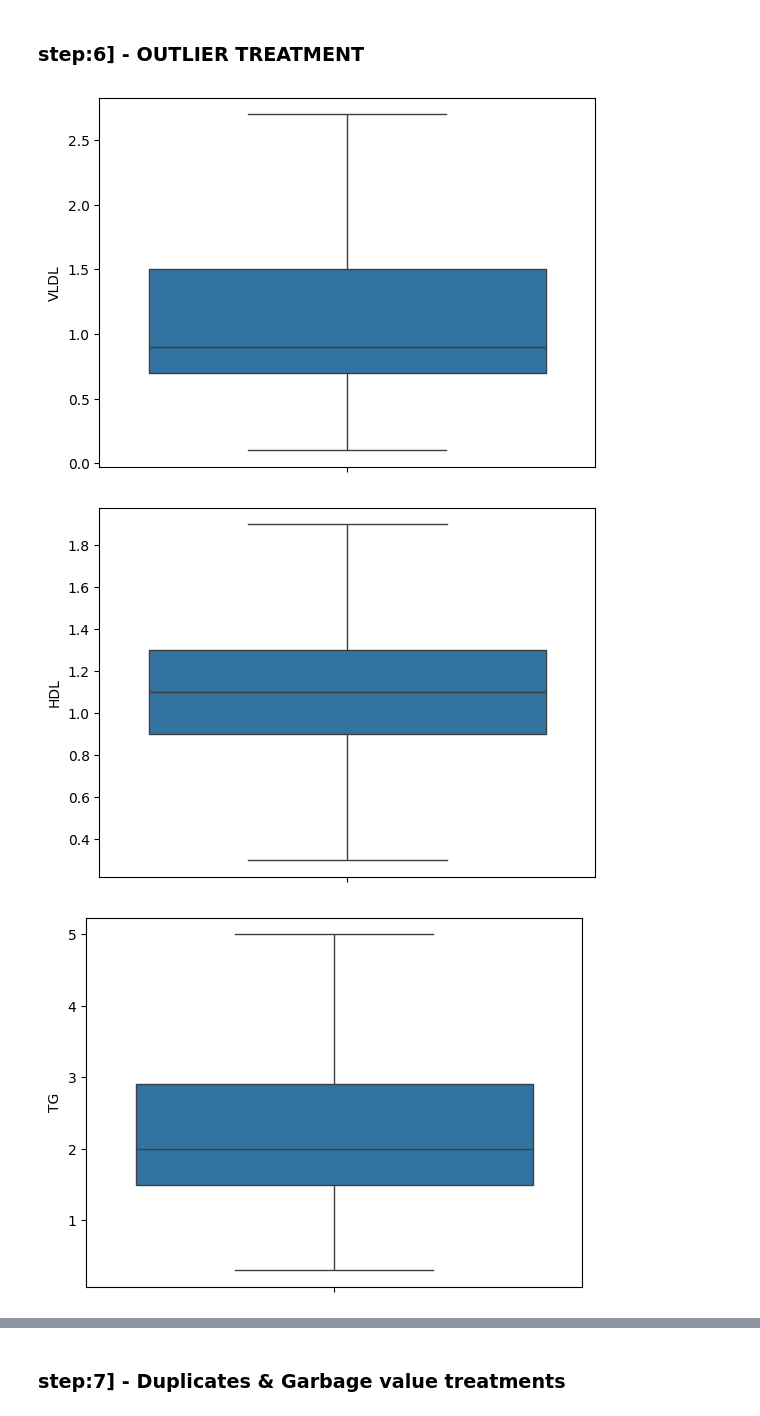
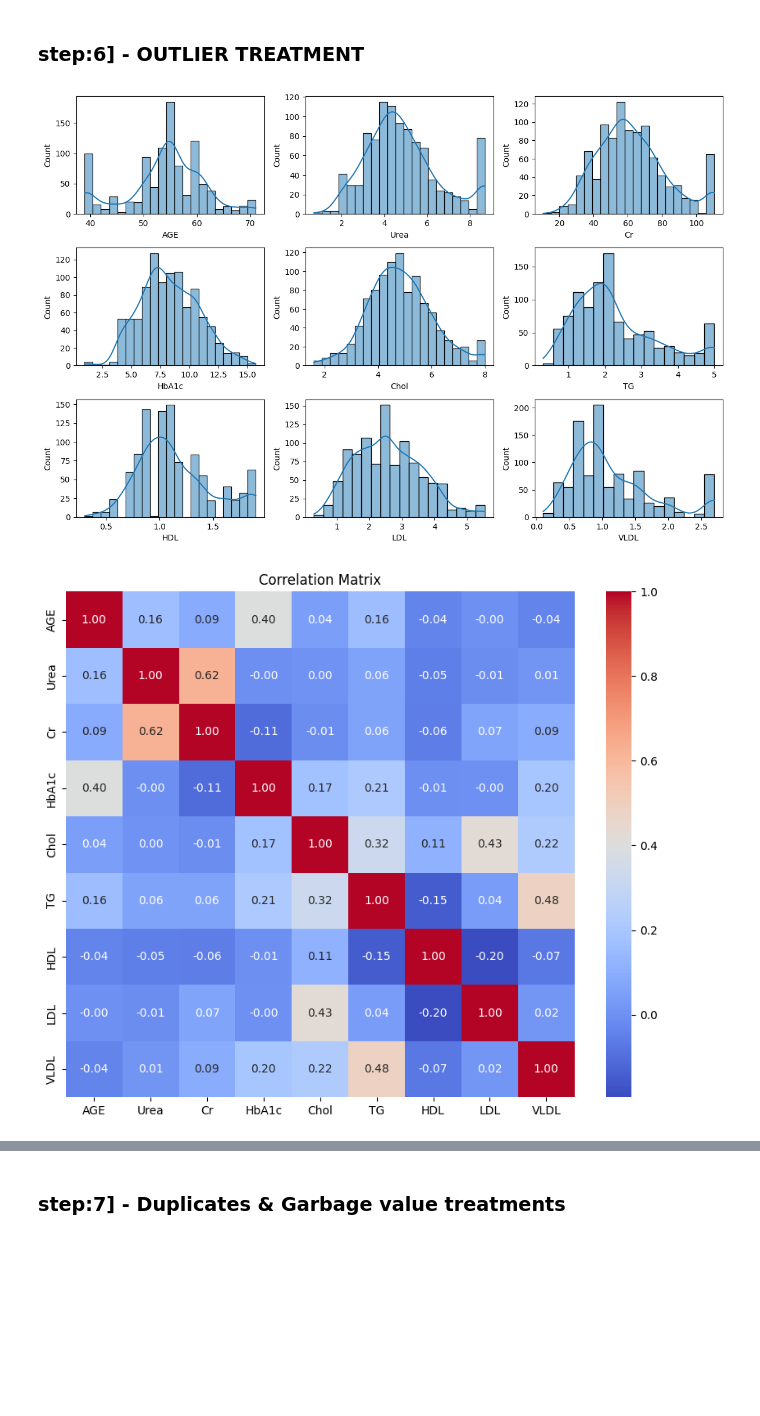
Before and after one commit to cmach99/Diabetes-Predictor, a Jupyter notebook: Diabetes Notebook.ipynb, the cells around one changed output, grey strips where cells are left out. Cells and saved outputs as stored; diff of their text form; code cells hidden in the pictures; blank space fills up the shorter version.

```diff
--- a/Diabetes Notebook.ipynb
+++ b/Diabetes Notebook.ipynb
@@ -96,7 +95,7 @@ count = sum(1 for x in diabetes['Gender'] if x != 'F' and x != 'M')
 print(count)
 
  # capitalise the counted elements
-diabetes['Gender']= diabetes['Gender'].str.title()
+diabetes['Gender']= diabetes['Gender'].str.title().str[0]
 
 #convert gender into 1s and 0s
 diabetes['Gender'] = diabetes['Gender'].replace({'M': 1, 'F': 0})
@@ -237,9 +236,9 @@ dtype: int64
 # %%
 # fillna the numerical columns with mean() or median() -
 # if m issing values present do the same for discrete categorical column with mode()
-
-for col in ["AGE","Urea", "Cr", "HbA1c","Chol", "TG", "HDL", "LDL", "VLDL"]:
-    diabetes[col].fillna( diabetes[col].mean(), inplace= True)
+num_cols = ["AGE","Urea", "Cr", "HbA1c","Chol", "TG", "HDL", "LDL", "VLDL"]
+for col in num_cols:
+    diabetes[col].fillna( diabetes[col].median(), inplace= True)
 
 #sum of total missing values after fillna().mean
 diabetes.isnull().sum()
@@ -269,18 +268,26 @@ def wisker(col):
     iqr = q3-q1
     lw = q1-1.5*iqr
     uw = q3+1.5*iqr
-    return lw, uw
+    return np.clip(col,lw, uw)
 # %%
 # outliers are present in columsn with numerical continoius values mostly
-for col in ["VLDL","HDL","TG","Chol","Cr","Urea", "AGE"]:
-    lw, uw = wisker(diabetes[col])
-    diabetes[col] = np.where(diabetes[col]<lw, lw, diabetes[col])
-    diabetes[col] =np.where(diabetes[col]>uw, uw, diabetes[col])
+for col in num_cols:
+    diabetes[col] = wisker(diabetes[col])
 # %%
-for col in ["VLDL","HDL","TG","Chol","Cr","Urea", "AGE"]:
-    sns.boxplot(diabetes[col])
-    plt.show()
+# Numerical feature distributions
+plt.figure(figsize=(12, 8))
+for i, col in enumerate(num_cols, 1):
+    plt.subplot(3, 3, i)
+    sns.histplot(diabetes[col], kde=True)
+plt.tight_layout()
+plt.show()
+
+# Correlation analysis
+plt.figure(figsize=(10, 8))
+corr_matrix = diabetes[num_cols].corr()
+sns.heatmap(corr_matrix, annot=True, cmap='coolwarm', fmt=".2f")
+plt.title('Correlation Matrix')
+plt.show()
 # %% [output]
-[figure, old version]
+[figure, new version]
-[figure, old version]
+[figure, new version]
-[figure, removed]
```
Also changed, not shown: parts of 3 cells of this notebook, 2 other files.
